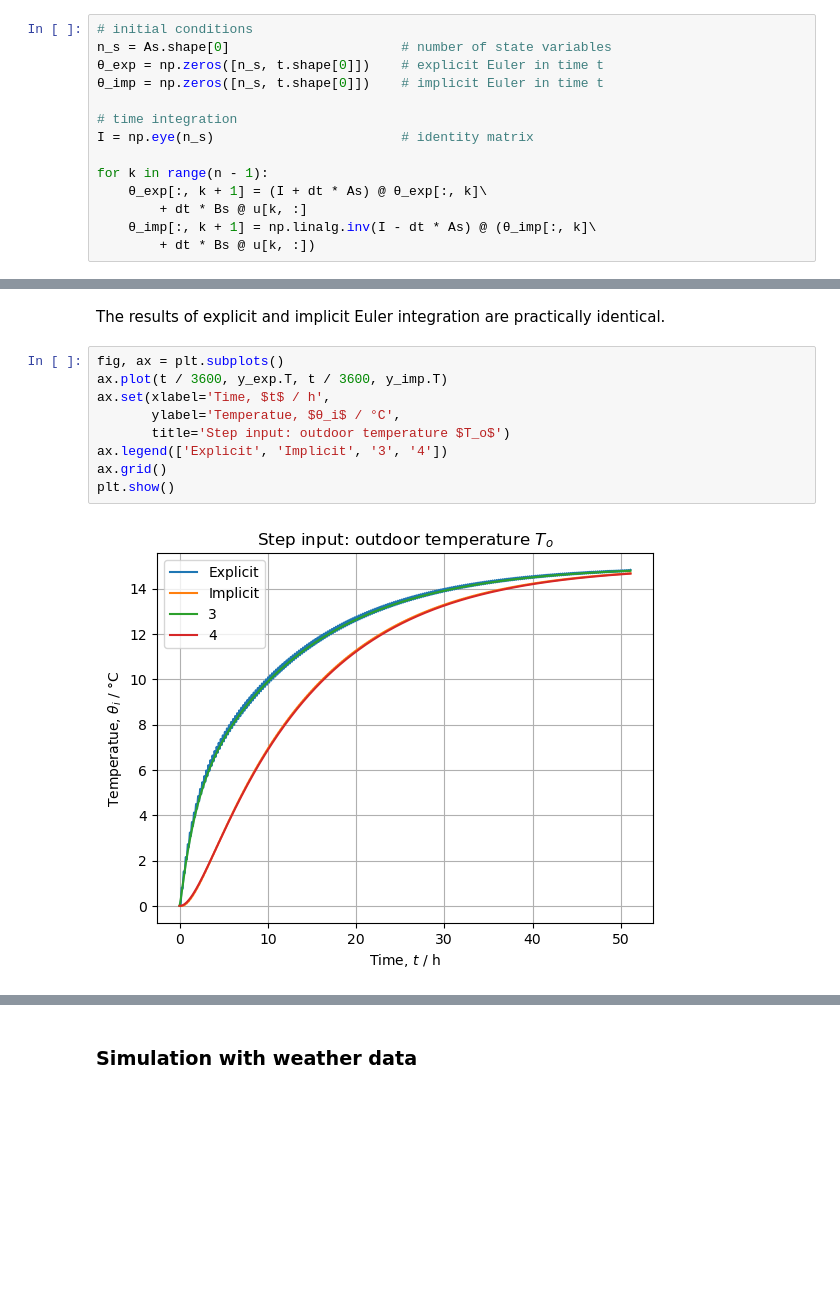
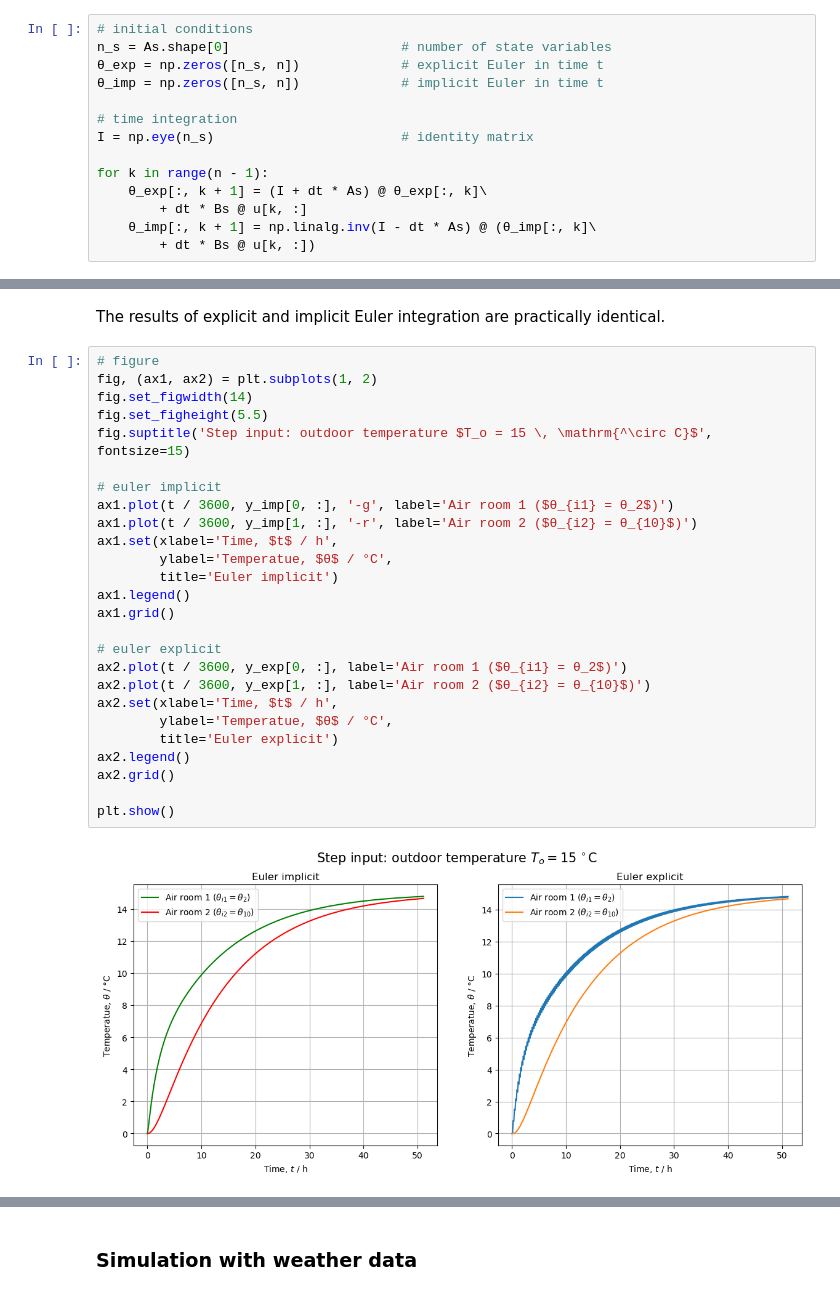
Before and after one commit to gubleet1/dm4bem-project, a Jupyter notebook: 00_Project_Etienne-Gubler.ipynb, the cells around one changed output, grey strips where cells are left out. Saved outputs shown, nothing was run; the diff lists cells and outputs as text; blank space fills up the shorter version.

Commit message:
Finish time integration section and add two plots

```diff
--- a/00_Project_Etienne-Gubler.ipynb
+++ b/00_Project_Etienne-Gubler.ipynb
@@ -989,8 +989,8 @@ where $k = 0, ..., n - 2$.
 # %%
 # initial conditions
 n_s = As.shape[0]                      # number of state variables
-θ_exp = np.zeros([n_s, t.shape[0]])    # explicit Euler in time t
-θ_imp = np.zeros([n_s, t.shape[0]])    # implicit Euler in time t
+θ_exp = np.zeros([n_s, n])             # explicit Euler in time t
+θ_imp = np.zeros([n_s, n])             # implicit Euler in time t
 
 # time integration
 I = np.eye(n_s)                        # identity matrix
@@ -1013,14 +1013,31 @@ y_imp = Cs @ θ_imp + Ds @  u.T
 # %% [markdown]
 The results of explicit and implicit Euler integration are practically identical.
 # %%
-fig, ax = plt.subplots()
-ax.plot(t / 3600, y_exp.T, t / 3600, y_imp.T)
-ax.set(xlabel='Time, $t$ / h',
-       ylabel='Temperatue, $θ_i$ / °C',
-       title='Step input: outdoor temperature $T_o$')
-ax.legend(['Explicit', 'Implicit', '3', '4'])
-ax.grid()
+# figure
+fig, (ax1, ax2) = plt.subplots(1, 2)
+fig.set_figwidth(14)
+fig.set_figheight(5.5)
+fig.suptitle('Step input: outdoor temperature $T_o = 15 \, \mathrm{^\circ C}$', fontsize=15)
+
+# euler implicit
+ax1.plot(t / 3600, y_imp[0, :], '-g', label='Air room 1 ($θ_{i1} = θ_2$)')
+ax1.plot(t / 3600, y_imp[1, :], '-r', label='Air room 2 ($θ_{i2} = θ_{10}$)')
+ax1.set(xlabel='Time, $t$ / h',
+        ylabel='Temperatue, $θ$ / °C',
+        title='Euler implicit')
+ax1.legend()
+ax1.grid()
+
+# euler explicit
+ax2.plot(t / 3600, y_exp[0, :], label='Air room 1 ($θ_{i1} = θ_2$)')
+ax2.plot(t / 3600, y_exp[1, :], label='Air room 2 ($θ_{i2} = θ_{10}$)')
+ax2.set(xlabel='Time, $t$ / h',
+        ylabel='Temperatue, $θ$ / °C',
+        title='Euler explicit')
+ax2.legend()
+ax2.grid()
+
 plt.show()
 # %% [output]
-[figure, old version]
+[figure, new version]
 # %% [markdown]
```
Also changed, not shown: parts of 7 cells of this notebook.
